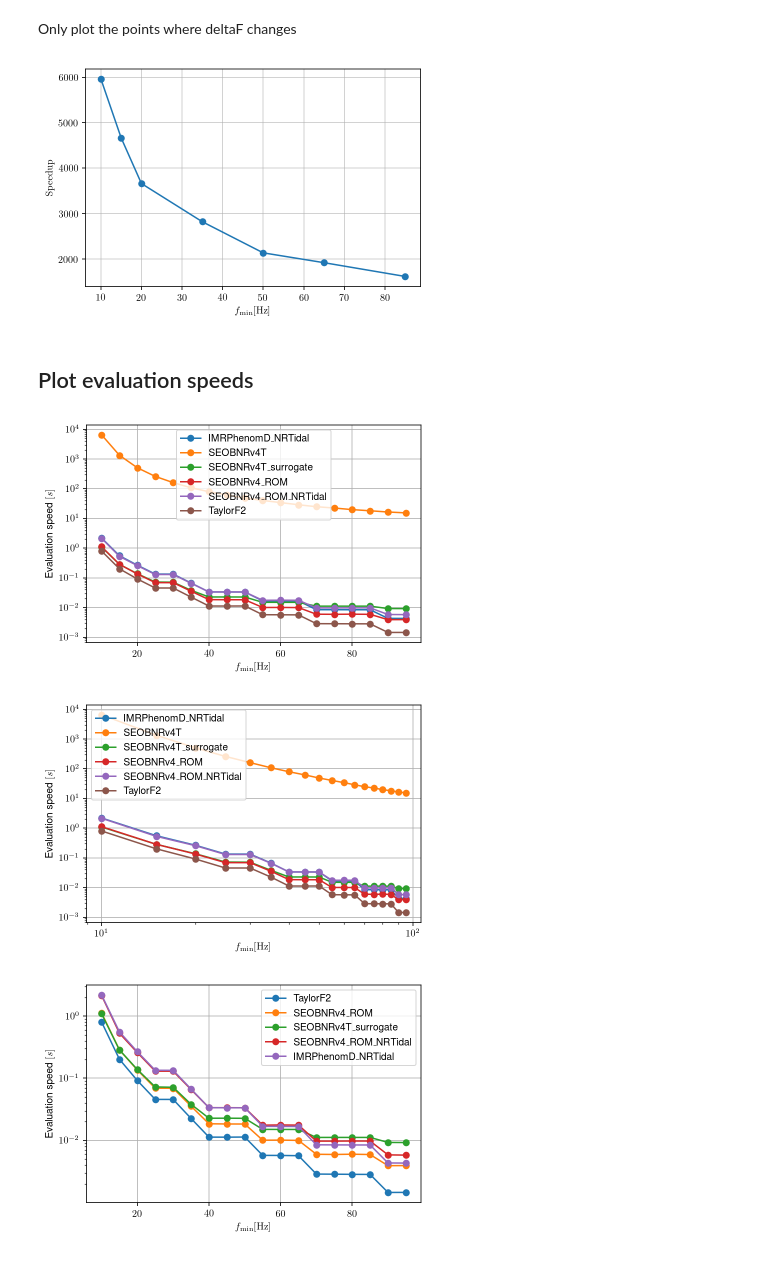
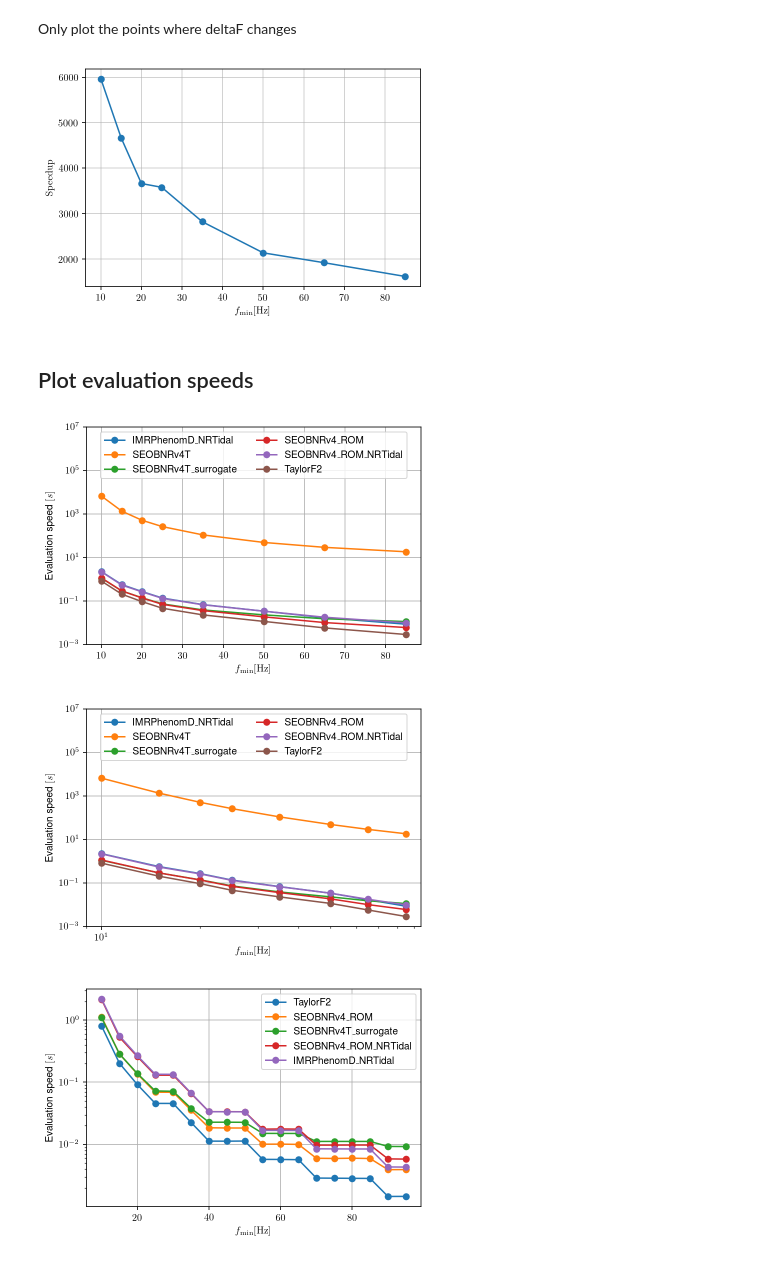
Before and after one commit to benjaminlackey/gpsurrogate, a Jupyter notebook: src/TEOB-LAL-implementation/timings/Timing_plots.ipynb, the cells around one changed output. Cells and saved outputs as stored; diff of their text form; code cells hidden in the pictures.

Commit message:
Drop points where df is constant

```diff
--- a/src/TEOB-LAL-implementation/timings/Timing_plots.ipynb
+++ b/src/TEOB-LAL-implementation/timings/Timing_plots.ipynb
@@ -131,7 +131,8 @@ plt.savefig('SEOBNRv4T_surrogate_speedup.png')
 Only plot the points where deltaF changes
 # %%
 idx = np.where(np.diff(np.log2(1./dfs_SEOBNRv4T)) < 0)
-idx = np.array([ 0,  1,  2,  5,  8, 11, 15]) # also drop point 3
+#idx = np.array([ 0,  1,  2,  5,  8, 11, 15]) # also drop point 3
+idx = np.array([ 0,  1,  2,  3,  5,  8, 11, 15])
 plt.plot(f_mins[idx], speedup_linear.values[idx], 'o-')
 plt.xlabel(r'$f_\mathrm{min}[\mathrm{Hz}]$')
 plt.ylabel(r'$\mathrm{Speedup}$')
@@ -139,25 +140,33 @@ plt.grid(alpha=0.7)
 plt.savefig('SEOBNRv4T_surrogate_speedup_deltaF_monontonic.pdf')
 plt.savefig('SEOBNRv4T_surrogate_speedup_deltaF_monontonic.png')
 # %% [output]
-[figure, old version]
+[figure, new version]
 # %% [markdown]
 ## Plot evaluation speeds
+# %%
+idx = np.where(np.diff(np.log2(1./dfs_SEOBNRv4T_surrogate_linear)) < 0)[0]
+idx = np.array([ 0,  1,  2,  3,  5,  8, 11, 15])
+df_monotonic = df.take(idx)
 # %%
-df.plot(style='o-', legend=True, logy=True, grid=True)
+ax = df_monotonic.plot(style='o-', legend=True, logy=True, grid=True)
+ax.legend(df_monotonic.columns, ncol=2, loc=9)
+plt.ylim([1e-3, 1e7])
 plt.xlabel(r'$f_\mathrm{min}[\mathrm{Hz}]$')
 plt.ylabel(r'Evaluation speed $[s]$');
 plt.savefig('Models_timings_all.pdf')
 plt.savefig('Models_timings_all.png')
 # %% [output]
-[figure, old version]
+[figure, new version]
 # %%
-df.plot(style='o-', legend=True, loglog=True, grid=True)
+ax = df_monotonic.plot(style='o-', legend=True, loglog=True, grid=True)
+ax.legend(df_monotonic.columns, ncol=2, loc=9)
+plt.ylim([1e-3, 1e7])
 plt.xlabel(r'$f_\mathrm{min}[\mathrm{Hz}]$')
 plt.ylabel(r'Evaluation speed $[s]$');
 plt.savefig('Models_timings_all_loglog.pdf')
 plt.savefig('Models_timings_all_loglog.png')
 # %% [output]
-[figure, old version]
+[figure, new version]
 # %%
 df.plot(y=['TaylorF2',
            'SEOBNRv4\_ROM', 'SEOBNRv4T\_surrogate',
```
Also changed, not shown: parts of 10 cells of this notebook, 12 other files.
